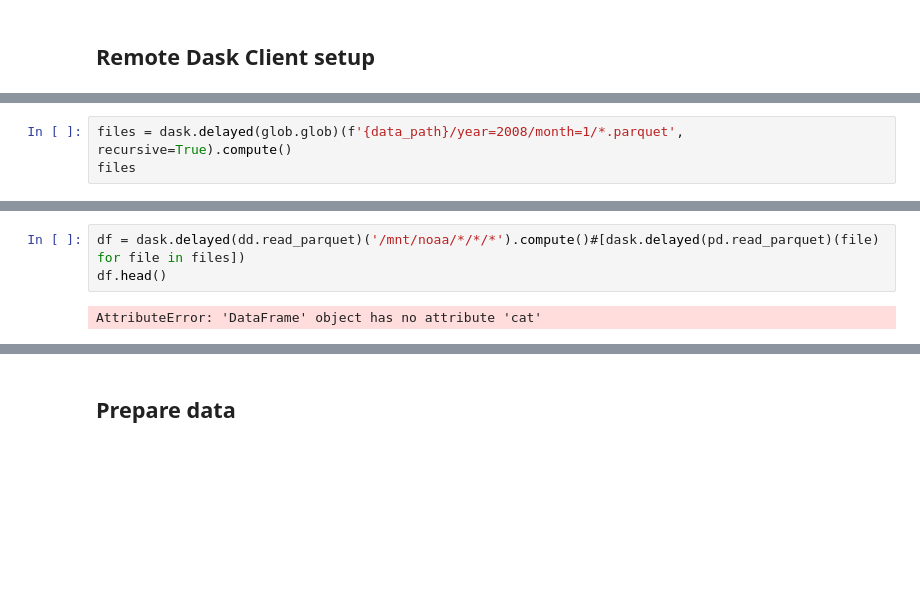
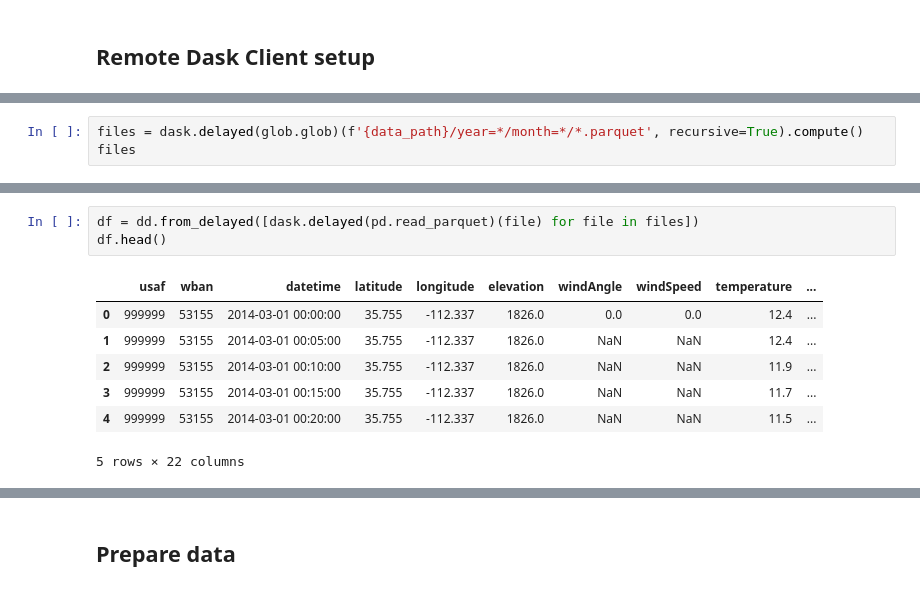
Before and after one commit to lostmygithubaccount/dasky, a Jupyter notebook: example.ipynb, the cells around one changed output, grey strips where cells are left out. Saved outputs shown, nothing was run; the diff lists cells and outputs as text; blank space fills up the shorter version.

```diff
--- a/example.ipynb
+++ b/example.ipynb
@@ -337,5 +319,5 @@ HTML(f'<a href="{dashboard_url}">Dashboard link</a>')
 Dashboard link
 # %%
-files = dask.delayed(glob.glob)(f'{data_path}/year=2008/month=1/*.parquet', recursive=True).compute()
+files = dask.delayed(glob.glob)(f'{data_path}/year=*/month=*/*.parquet', recursive=True).compute()
 files
 # %% [output]
@@ -343,5 +341,11 @@ files
 # %%
-df = dask.delayed(dd.read_parquet)('/mnt/noaa/*/*/*').compute()#[dask.delayed(pd.read_parquet)(file) for file in files])
+df = dd.from_delayed([dask.delayed(pd.read_parquet)(file) for file in files])
 df.head()
 # %% [output]
+|  | usaf | wban | datetime | latitude | longitude | elevation | windAngle | windSpeed | temperature | ... |
+| 0 | 999999 | 53155 | 2014-03-01 00:00:00 | 35.755 | -112.337 | 1826.0 | 0.0 | 0.0 | 12.4 | ... |
+| 1 | 999999 | 53155 | 2014-03-01 00:05:00 | 35.755 | -112.337 | 1826.0 | NaN | NaN | 12.4 | ... |
+| 2 | 999999 | 53155 | 2014-03-01 00:10:00 | 35.755 | -112.337 | 1826.0 | NaN | NaN | 11.9 | ... |
+| 3 | 999999 | 53155 | 2014-03-01 00:15:00 | 35.755 | -112.337 | 1826.0 | NaN | NaN | 11.7 | ... |
+| 4 | 999999 | 53155 | 2014-03-01 00:20:00 | 35.755 | -112.337 | 1826.0 | NaN | NaN | 11.5 | ... |
-AttributeError: 'DataFrame' object has no attribute 'cat'
+5 rows × 22 columns
```
Also changed, not shown: parts of 64 cells of this notebook.
